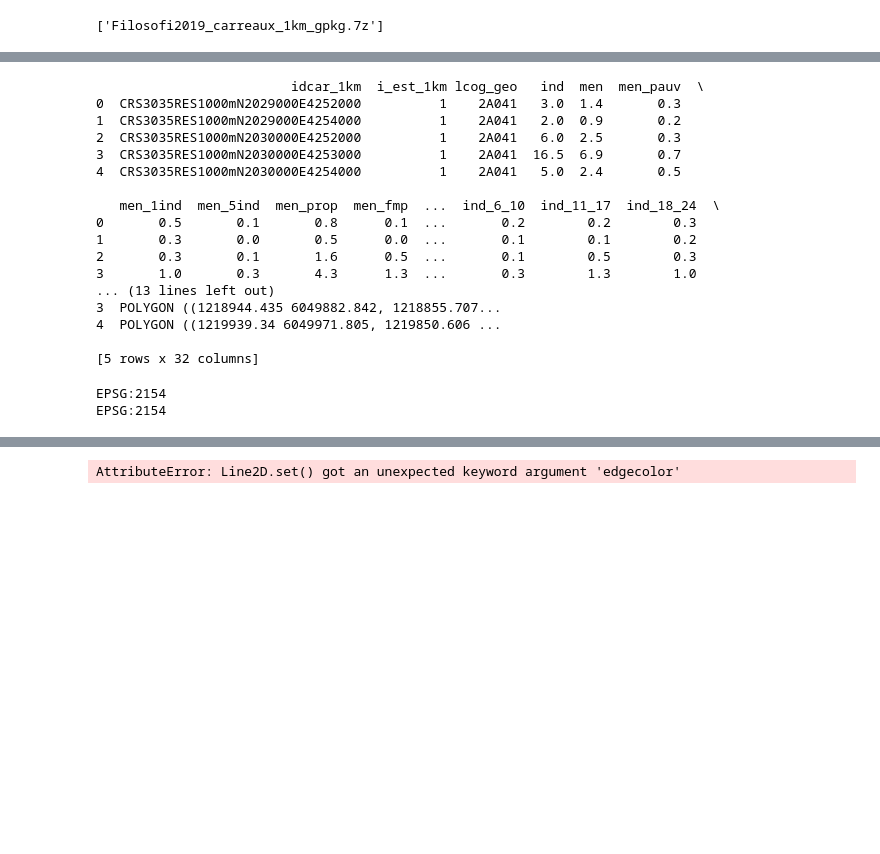
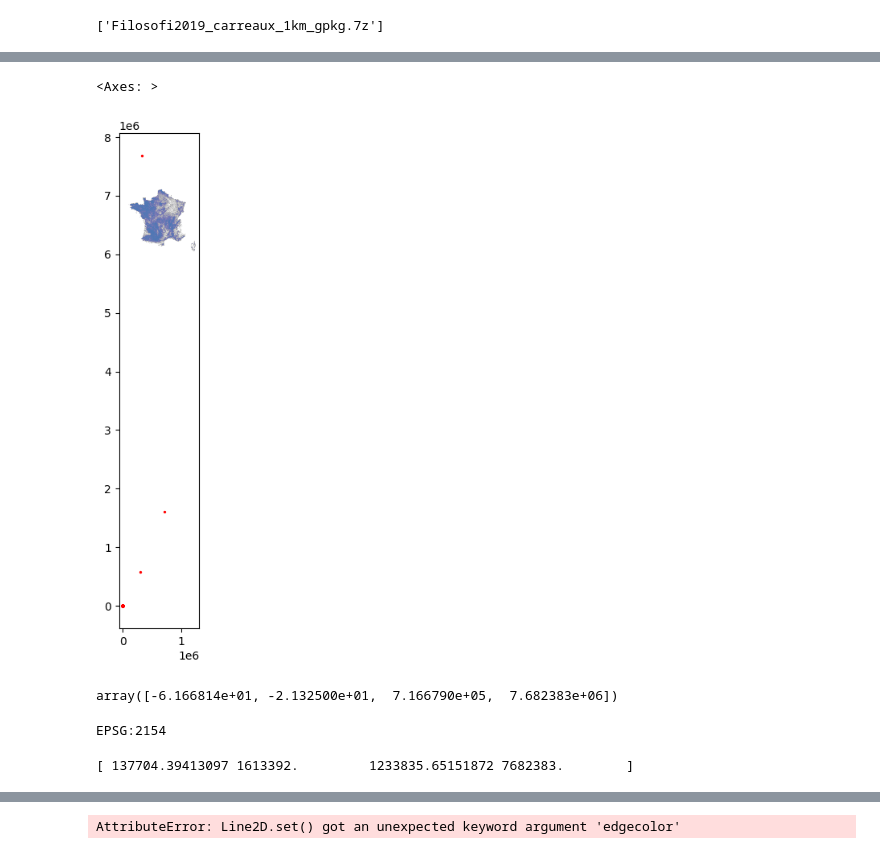
Before and after one commit to aurelianmoge/Projet-Python---ENSAE-2025, a Jupyter notebook: industrie_carreaux.ipynb, the cells around one changed output, grey strips where cells are left out. Cells and saved outputs as stored; diff of their text form; code cells hidden in the pictures; blank space fills up the shorter version.

Commit message:
11/11/2025 : Essai de superposition des carreaux mais tjrs échec

```diff
--- a/industrie_carreaux.ipynb
+++ b/industrie_carreaux.ipynb
@@ -131,10 +148,12 @@ print(os.listdir(extract_dir_7z))
 ['carreaux_1km_met.gpkg', 'carreaux_1km_reun.gpkg', 'carreaux_1km_mart.gpkg']
 # %%
-import geopandas as gpd
+# !pip install fiona
+# import fiona
+# import geopandas as gpd
 
-gpkg_path = "carreaux_extraits/final/carreaux_1km_met.gpkg"  # adapte le nom exact
+gpkg_path = "carreaux_extraits/final/carreaux_1km_met.gpkg"
 
-layers = gpd.io.file.fiona.listlayers(gpkg_path)
+layers = fiona.listlayers(gpkg_path)
 print(layers)
 
 carreaux = gpd.read_file(gpkg_path, layer=layers[0])
@@ -164,29 +178,0 @@ print(layers)
-# %%
-import geopandas as gpd
-
-carreaux = gpd.read_file("carreaux_extraits/final/carreaux_1km_met.gpkg", layer=layers[0])
-print(carreaux.head())
-# %% [output]
-                         idcar_1km  i_est_1km lcog_geo   ind  men  men_pauv  \
-0  CRS3035RES1000mN2029000E4252000          1    2A041   3.0  1.4       0.3
-1  CRS3035RES1000mN2029000E4254000          1    2A041   2.0  0.9       0.2
-2  CRS3035RES1000mN2030000E4252000          1    2A041   6.0  2.5       0.3
-3  CRS3035RES1000mN2030000E4253000          1    2A041  16.5  6.9       0.7
-4  CRS3035RES1000mN2030000E4254000          1    2A041   5.0  2.4       0.5
-
-   men_1ind  men_5ind  men_prop  men_fmp  ...  ind_6_10  ind_11_17  ind_18_24  \
-0       0.5       0.1       0.8      0.1  ...       0.2        0.2        0.3
-1       0.3       0.0       0.5      0.0  ...       0.1        0.1        0.2
-2       0.3       0.1       1.6      0.5  ...       0.1        0.5        0.3
-3       1.0       0.3       4.3      1.3  ...       0.3        1.3        1.0
-... (13 lines left out)
-3  POLYGON ((1218944.435 6049882.842, 1218855.707...
-4  POLYGON ((1219939.34 6049971.805, 1219850.606 ...
-
-[5 rows x 32 columns]
-# %%
-print(carreaux.crs)
-print(gdf_etab.crs)
-# %% [output]
-EPSG:2154
-EPSG:2154
@@ -200,0 +193,10 @@ carreaux_indus = gpd.sjoin(
+# %%
+ax = carreaux.plot(figsize=(8,8), alpha=0.3)
+gdf_etab.plot(ax=ax, color="red", markersize=2)
+# %% [output]
+<Axes: >
+[figure, added]
+# %%
+gdf_etab.total_bounds
+# %% [output]
+array([-6.166814e+01, -2.132500e+01,  7.166790e+05,  7.682383e+06])
@@ -200,0 +224,8 @@ carreaux_indus = gpd.sjoin(
+# %%
+print(gdf_etab_fixed.crs)
+# %% [output]
+EPSG:2154
+# %%
+print(gdf_etab_fixed.total_bounds)
+# %% [output]
+[ 137704.39413097 1613392.         1233835.65151872 7682383.        ]
```
Also changed, not shown: parts of 16 cells of this notebook.
